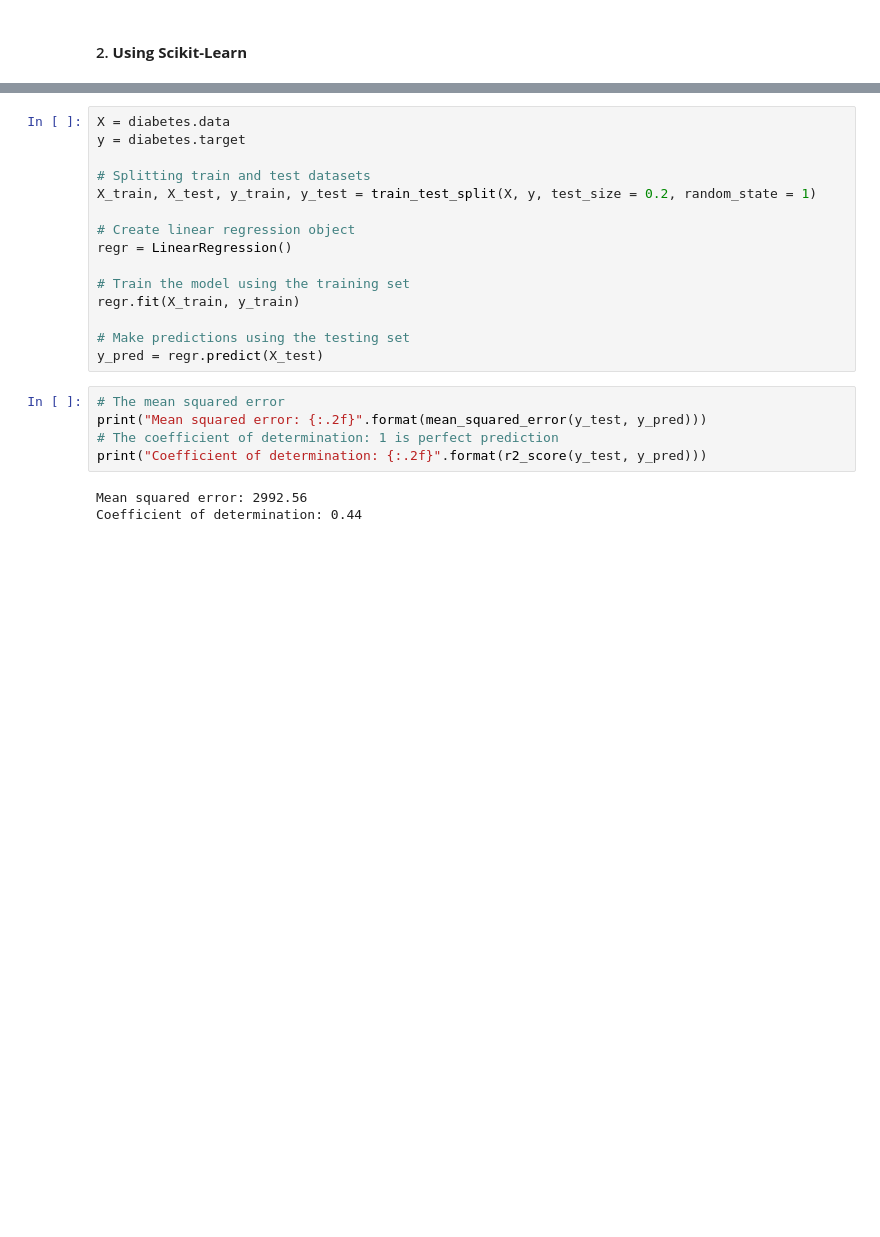
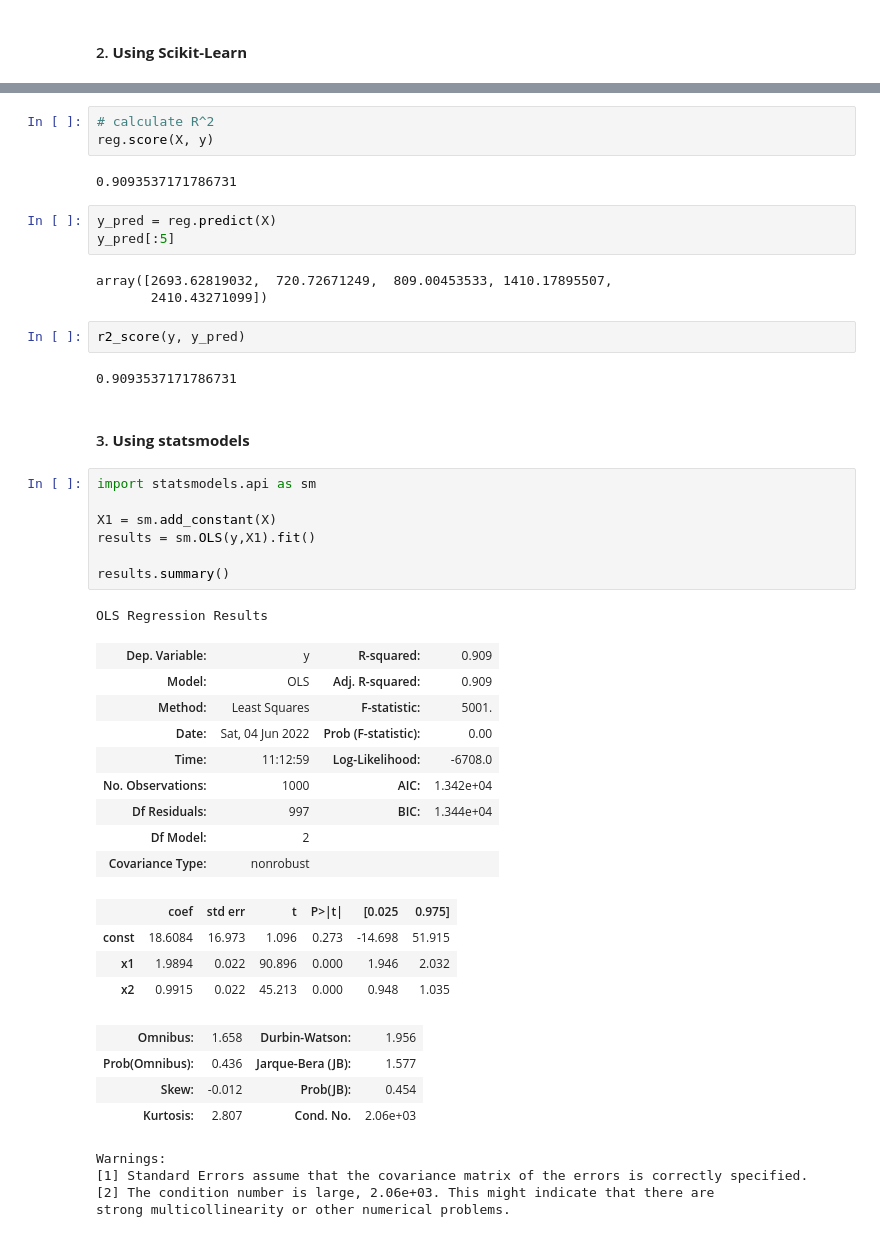
Before and after one commit to MarcoCalbucci/DataAnalytics, a Jupyter notebook: PredictiveModeling/Regression/MultipleLinearRegression/multiple_linear_regression.ipynb, the cells around one changed output, grey strips where cells are left out. Saved outputs shown, nothing was run; the diff lists cells and outputs as text; blank space fills up the shorter version.

```diff
--- a/PredictiveModeling/Regression/MultipleLinearRegression/multiple_linear_regression.ipynb
+++ b/PredictiveModeling/Regression/MultipleLinearRegression/multiple_linear_regression.ipynb
@@ -136,23 +118,47 @@ dict_keys(['data', 'target', 'frame', 'DESCR', 'feature_names', 'data_filename',
-# %%
-X = diabetes.data
-y = diabetes.target
-
-# Splitting train and test datasets
-X_train, X_test, y_train, y_test = train_test_split(X, y, test_size = 0.2, random_state = 1)
-
-# Create linear regression object
-regr = LinearRegression()
-
-# Train the model using the training set
-regr.fit(X_train, y_train)
-
-# Make predictions using the testing set
-y_pred = regr.predict(X_test)
-# %%
-# The mean squared error
-print("Mean squared error: {:.2f}".format(mean_squared_error(y_test, y_pred)))
-# The coefficient of determination: 1 is perfect prediction
-print("Coefficient of determination: {:.2f}".format(r2_score(y_test, y_pred)))
-# %% [output]
-Mean squared error: 2992.56
-Coefficient of determination: 0.44
+# %%
+# calculate R^2
+reg.score(X, y)
+# %% [output]
+0.9093537171786731
+# %%
+y_pred = reg.predict(X)
+y_pred[:5]
+# %% [output]
+array([2693.62819032,  720.72671249,  809.00453533, 1410.17895507,
+       2410.43271099])
+# %%
+r2_score(y, y_pred)
+# %% [output]
+0.9093537171786731
+# %% [markdown]
+#### 3. **Using statsmodels**
+# %%
+import statsmodels.api as sm
+
+X1 = sm.add_constant(X)
+results = sm.OLS(y,X1).fit()
+
+results.summary()
+# %% [output]
+OLS Regression Results
+| Dep. Variable: | y | R-squared: | 0.909 |
+| Model: | OLS | Adj. R-squared: | 0.909 |
+| Method: | Least Squares | F-statistic: | 5001. |
+| Date: | Sat, 04 Jun 2022 | Prob (F-statistic): | 0.00 |
+| Time: | 11:12:59 | Log-Likelihood: | -6708.0 |
+| No. Observations: | 1000 | AIC: | 1.342e+04 |
+| Df Residuals: | 997 | BIC: | 1.344e+04 |
+| Df Model: | 2 |  |  |
+| Covariance Type: | nonrobust |  |  |
+|  | coef | std err | t | P>|t| | [0.025 | 0.975] |
+| const | 18.6084 | 16.973 | 1.096 | 0.273 | -14.698 | 51.915 |
+| x1 | 1.9894 | 0.022 | 90.896 | 0.000 | 1.946 | 2.032 |
+| x2 | 0.9915 | 0.022 | 45.213 | 0.000 | 0.948 | 1.035 |
+| Omnibus: | 1.658 | Durbin-Watson: | 1.956 |
+| Prob(Omnibus): | 0.436 | Jarque-Bera (JB): | 1.577 |
+| Skew: | -0.012 | Prob(JB): | 0.454 |
+| Kurtosis: | 2.807 | Cond. No. | 2.06e+03 |
+Warnings:
+[1] Standard Errors assume that the covariance matrix of the errors is correctly specified.
+[2] The condition number is large, 2.06e+03. This might indicate that there are
+strong multicollinearity or other numerical problems.
```
Also changed, not shown: parts of 22 cells of this notebook.
